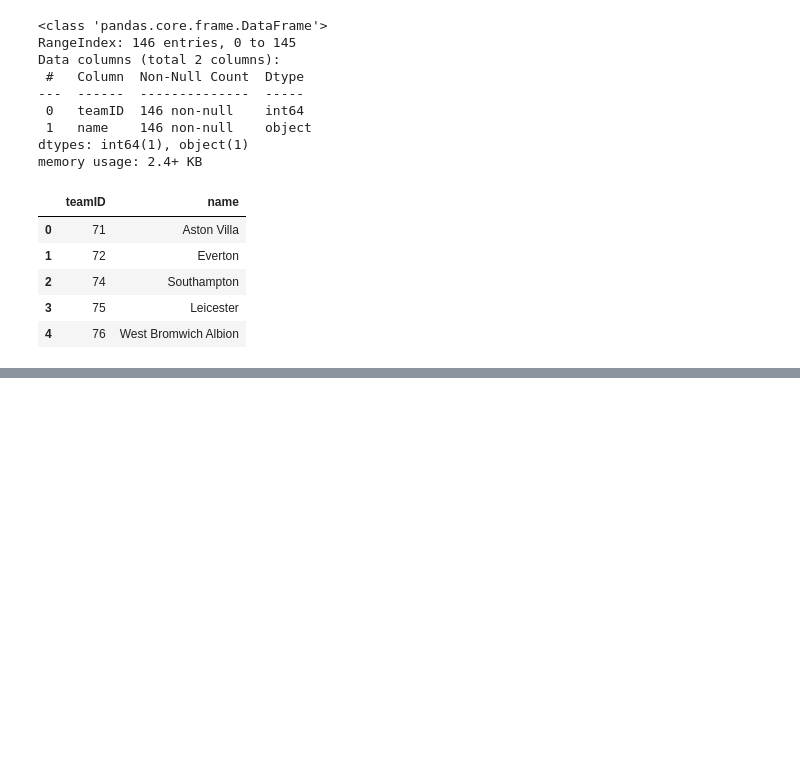
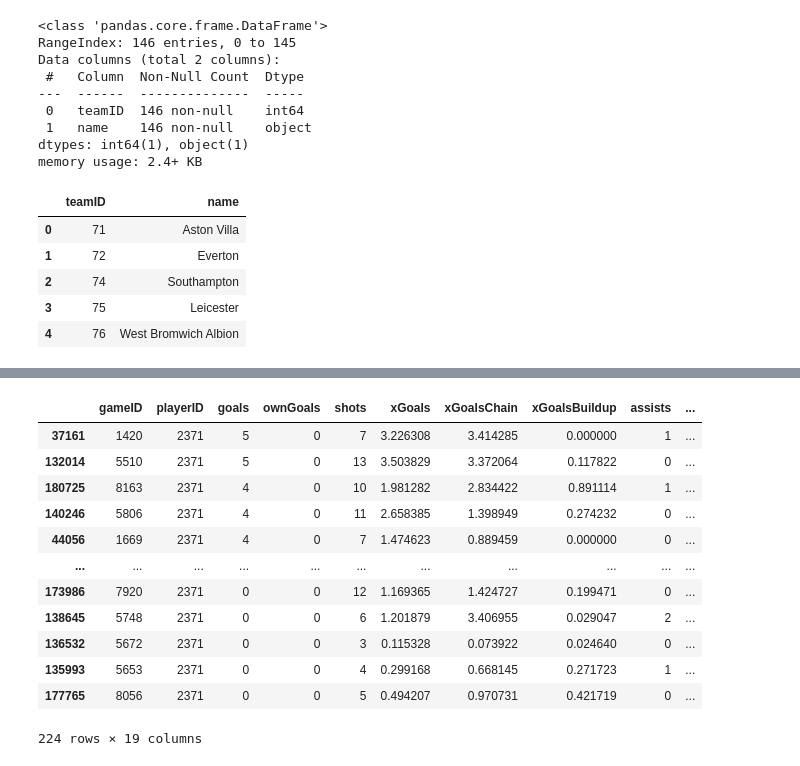
Before and after one commit to guifl2001/ML-ProjetoFinal, a Jupyter notebook: notebooks/football.ipynb, the cells around one changed output, grey strips where cells are left out. Saved outputs shown, nothing was run; the diff lists cells and outputs as text; code cells hidden in the pictures; blank space fills up the shorter version.

```diff
--- a/notebooks/football.ipynb
+++ b/notebooks/football.ipynb
@@ -41,0 +149,19 @@ data.head(5)
+# %%
+# procurar o jogador com nome 'Cristiano Ronaldo'
+players_data[players_data['name'] == 'Cristiano Ronaldo']
+# selecionar todas as appearances do jogador 'Cristiano Ronaldo' ordenadas por goals
+appearances_data[appearances_data['playerID'] == 2371].sort_values('goals', ascending=False)
+# %% [output]
+|  | gameID | playerID | goals | ownGoals | shots | xGoals | xGoalsChain | xGoalsBuildup | assists | ... |
+| 37161 | 1420 | 2371 | 5 | 0 | 7 | 3.226308 | 3.414285 | 0.000000 | 1 | ... |
+| 132014 | 5510 | 2371 | 5 | 0 | 13 | 3.503829 | 3.372064 | 0.117822 | 0 | ... |
+| 180725 | 8163 | 2371 | 4 | 0 | 10 | 1.981282 | 2.834422 | 0.891114 | 1 | ... |
+| 140246 | 5806 | 2371 | 4 | 0 | 11 | 2.658385 | 1.398949 | 0.274232 | 0 | ... |
+| 44056 | 1669 | 2371 | 4 | 0 | 7 | 1.474623 | 0.889459 | 0.000000 | 0 | ... |
+| ... | ... | ... | ... | ... | ... | ... | ... | ... | ... | ... |
+| 173986 | 7920 | 2371 | 0 | 0 | 12 | 1.169365 | 1.424727 | 0.199471 | 0 | ... |
+| 138645 | 5748 | 2371 | 0 | 0 | 6 | 1.201879 | 3.406955 | 0.029047 | 2 | ... |
+| 136532 | 5672 | 2371 | 0 | 0 | 3 | 0.115328 | 0.073922 | 0.024640 | 0 | ... |
+| 135993 | 5653 | 2371 | 0 | 0 | 4 | 0.299168 | 0.668145 | 0.271723 | 1 | ... |
+| 177765 | 8056 | 2371 | 0 | 0 | 5 | 0.494207 | 0.970731 | 0.421719 | 0 | ... |
+224 rows × 19 columns
```
Also changed, not shown: parts of 19 cells of this notebook.
